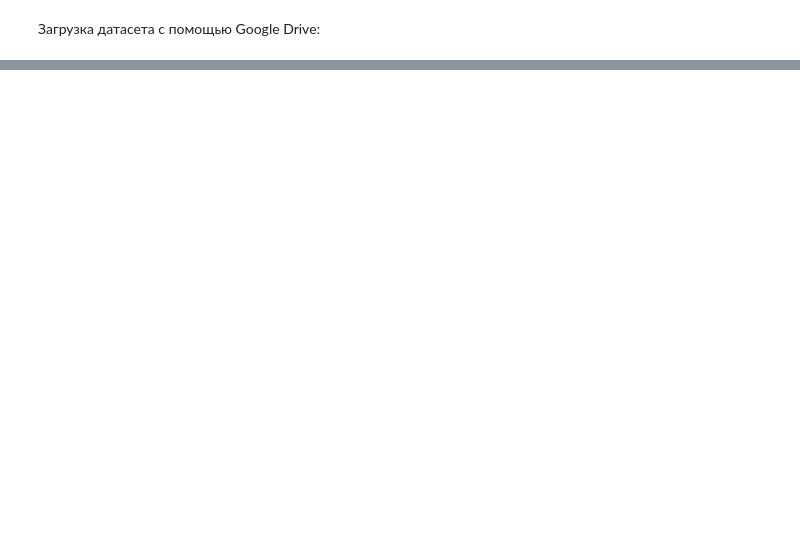
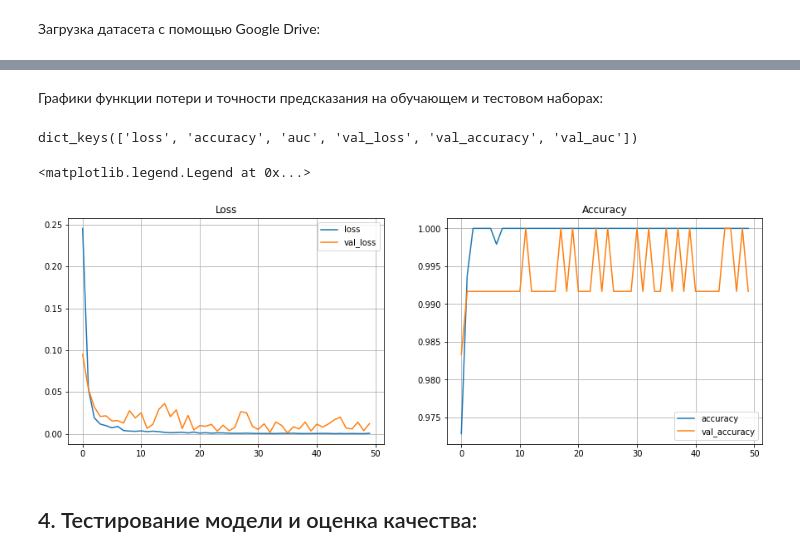
Before and after one commit to alimagadovk/Plants-and-Cars, a Jupyter notebook: Plants_and_Cars.ipynb, the cells around one changed output, grey strips where cells are left out. Cells and saved outputs as stored; diff of their text form; code cells hidden in the pictures; blank space fills up the shorter version.

Commit message:
Data extraction was fixed and model was trained

```diff
--- a/Plants_and_Cars.ipynb
+++ b/Plants_and_Cars.ipynb
@@ -74,0 +244,25 @@ load_data(path, test_path, json_data)
+# %%
+best_w_acc = keras.callbacks.ModelCheckpoint('best_result_acc.h5', # сохранение весов, обеспечивающих наибольшую точность
+                                    monitor='val_accuracy',
+                                    verbose=0,
+                                    save_best_only=True,
+                                    save_weights_only=False,
+                                    mode='auto')
+
+
+
+last_w = keras.callbacks.ModelCheckpoint('last_result.h5', # сохранение весов последней пройденной эпохи
+                                monitor='val_loss',
+                                verbose=0,
+                                save_best_only=False,
+                                save_weights_only=False,
+                                mode='auto')
+
+
+callbacks = [best_w_acc, last_w]
+# %%
+# Для обучения используем метод Adam со стандартными значениями параметров:
+my_model.compile(optimizer=Adam(learning_rate=0.001),loss='categorical_crossentropy',metrics=['accuracy',tf.keras.metrics.AUC()])
+# %%
+# Размер батча выберем равным 32, кол-во эпох обучения, равным 50
+history = my_model.fit(train_generator, batch_size=32, validation_data=test_generator, epochs=50, verbose=1, callbacks=callbacks)
@@ -74,0 +287,25 @@ load_data(path, test_path, json_data)
+# %% [markdown]
+Графики функции потери и точности предсказания на обучающем и тестовом наборах:
+# %%
+print(history.history.keys())
+
+fig, ax = plt.subplots(1,2)
+fig.set_figwidth(15)
+fig.set_figheight(5)
+ax[0].plot(history.history['loss'], label='loss')
+ax[0].plot(history.history['val_loss'], label='val_loss')
+ax[0].grid()
+ax[0].set(title='Loss')
+ax[0].legend()
+
+ax[1].plot(history.history['accuracy'], label='accuracy')
+ax[1].plot(history.history['val_accuracy'], label='val_accuracy')
+ax[1].grid()
+ax[1].set(title='Accuracy')
+ax[1].legend()
+# %% [output]
+dict_keys(['loss', 'accuracy', 'auc', 'val_loss', 'val_accuracy', 'val_auc'])
+<matplotlib.legend.Legend at 0x...>
+[figure, added]
+# %% [markdown]
+## 4. Тестирование модели и оценка качества:
```
Also changed, not shown: parts of 59 cells of this notebook.
